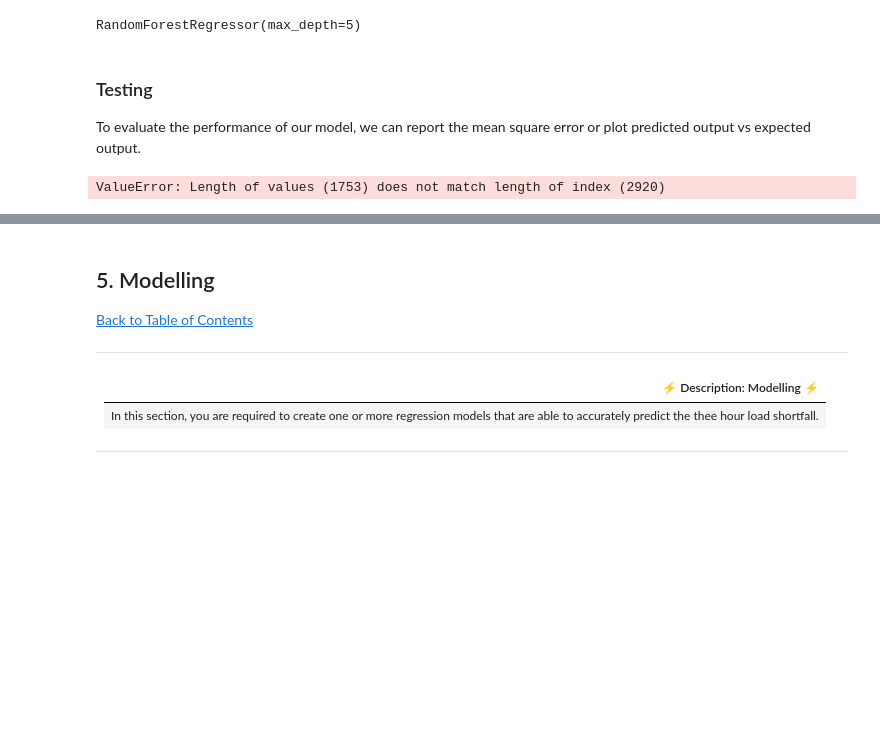
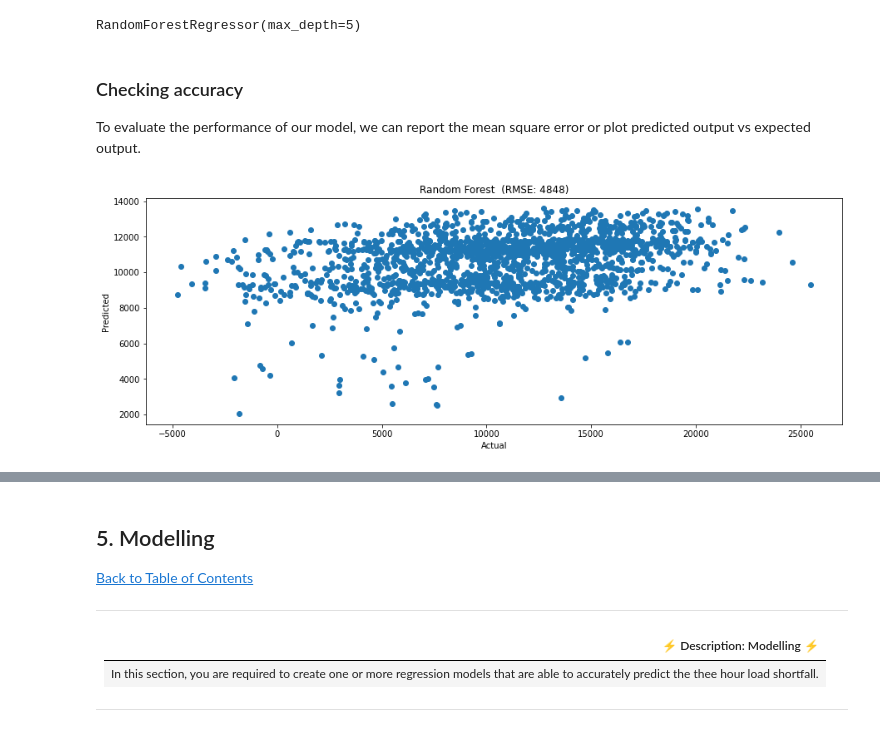
Before and after one commit to KenCBonyo/2110ACDS_ND5, a Jupyter notebook: starter-notebookV1.2.ipynb, the cells around one changed output, grey strips where cells are left out. Cells and saved outputs as stored; diff of their text form; code cells hidden in the pictures; blank space fills up the shorter version.

Commit message:
Completed the Random Forest
We need to do proper feature engineering.

```diff
--- a/starter-notebookV1.2.ipynb
+++ b/starter-notebookV1.2.ipynb
@@ -540,15 +540,13 @@ RF.fit(x_train,y_train)
 # %% [output]
 RandomForestRegressor(max_depth=5)
 # %% [markdown]
-### Testing
+### Checking accuracy
 To evaluate the performance of our model, we can report the mean square error or plot predicted output vs expected output.
 # %%
 from sklearn.metrics import mean_squared_error
 # %%
 # Get predictions
-test_df['load_shortfall_3h'] = RF.predict(x_test)
+y_pred = RF.predict(x_test)
 
 # # Compute RMSE
 # print("RMSE:",np.sqrt(mean_squared_error(y_test,y_pred)))
-# %% [output]
-ValueError: Length of values (1753) does not match length of index (2920)
@@ -556,0 +553,15 @@ sub_df = test_df[['time','load_shortfall_3h']]
+# %%
+
+rmse = round(np.sqrt(mean_squared_error(y_pred,y_test)))
+
+plt.figure(figsize=(15,5))
+
+
+plt.scatter(y_test,y_pred)
+# plt.plot(y_test,y_pred,'r')
+plt.title('Random Forest' +"  (RMSE: "+str(rmse)+ ")")
+plt.xlabel('Actual')
+plt.ylabel('Predicted')
+plt.show()
+# %% [output]
+[figure, added]
```
Also changed, not shown: parts of 12 cells of this notebook.
